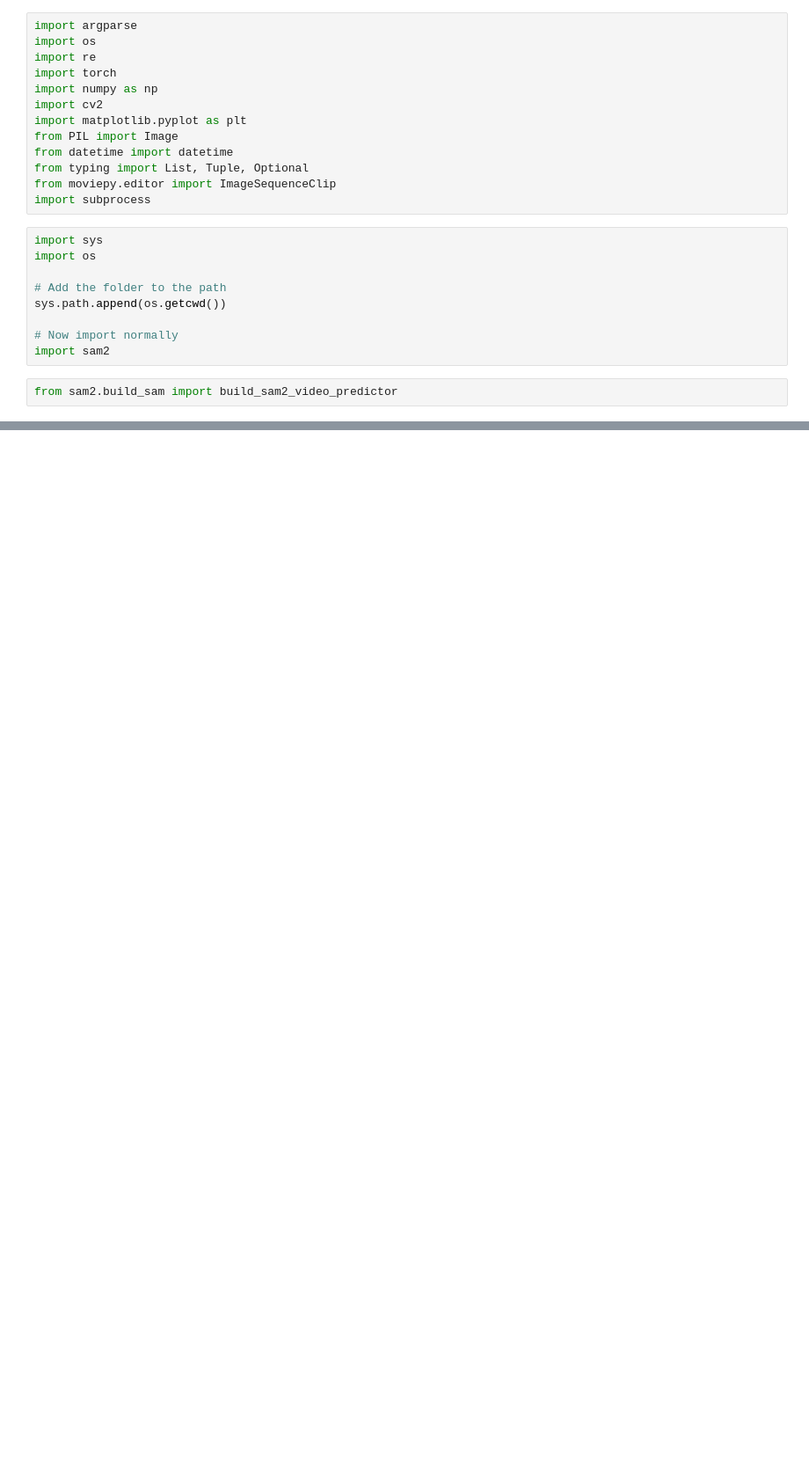
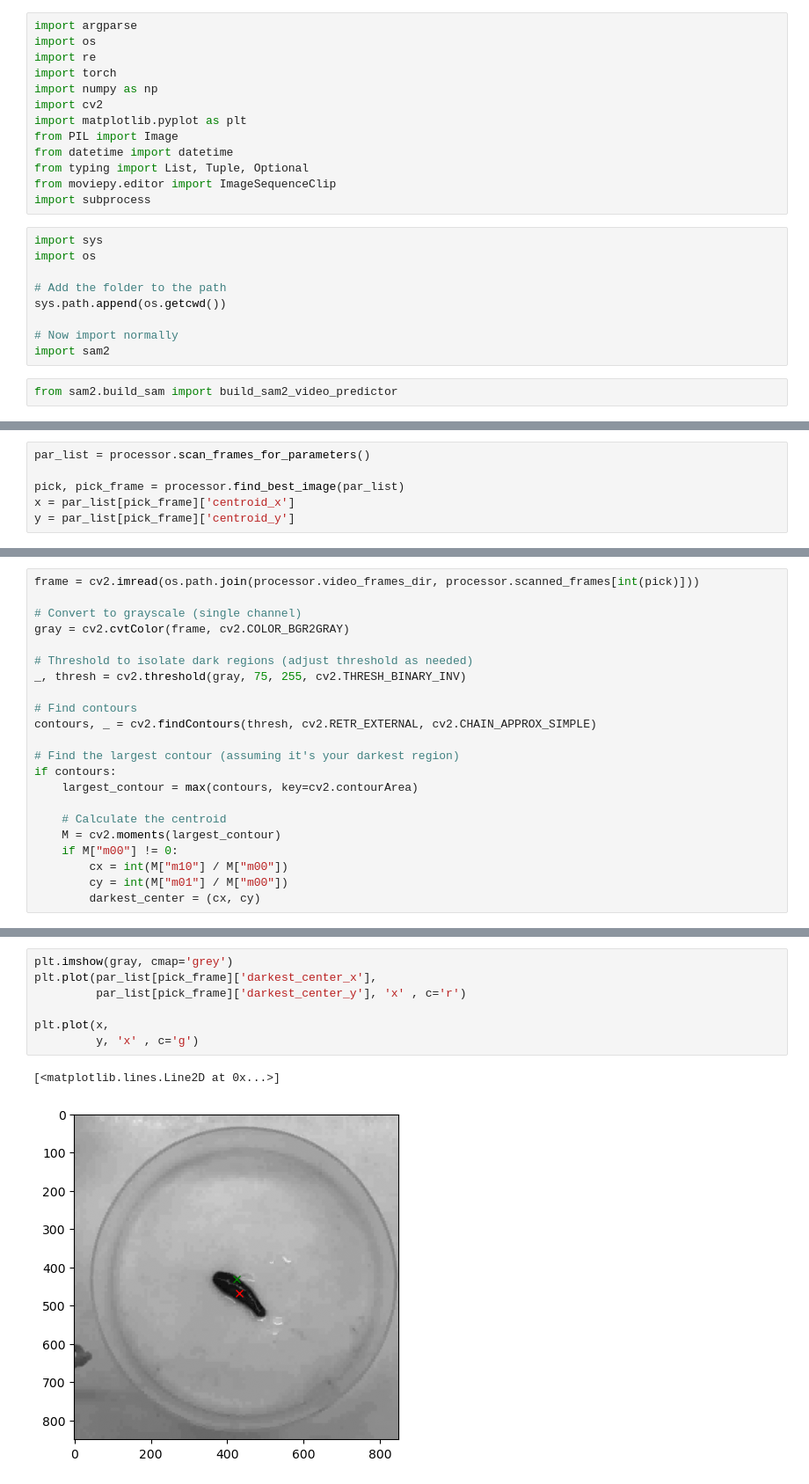
Before and after one commit to deividribeiro/SAMLong, a Jupyter notebook: TestingModule.ipynb, the cells around one changed output, grey strips where cells are left out. Shown at 88% size. Saved outputs shown, nothing was run; the diff lists cells and outputs as text; blank space fills up the shorter version.

```diff
--- a/TestingModule.ipynb
+++ b/TestingModule.ipynb
@@ -588,0 +769,6 @@ frame=    4 fps=0.0 q=1.6 Lsize=      70kB time=00:00:00.75 bitrate= 767.0kbits/
+# %%
+par_list = processor.scan_frames_for_parameters()
+
+pick, pick_frame = processor.find_best_image(par_list)
+x = par_list[pick_frame]['centroid_x']
+y = par_list[pick_frame]['centroid_y']
@@ -588,0 +813,22 @@ frame=    4 fps=0.0 q=1.6 Lsize=      70kB time=00:00:00.75 bitrate= 767.0kbits/
+# %%
+frame = cv2.imread(os.path.join(processor.video_frames_dir, processor.scanned_frames[int(pick)]))
+
+# Convert to grayscale (single channel)
+gray = cv2.cvtColor(frame, cv2.COLOR_BGR2GRAY)
+
+# Threshold to isolate dark regions (adjust threshold as needed)
+_, thresh = cv2.threshold(gray, 75, 255, cv2.THRESH_BINARY_INV)
+
+# Find contours
+contours, _ = cv2.findContours(thresh, cv2.RETR_EXTERNAL, cv2.CHAIN_APPROX_SIMPLE)
+
+# Find the largest contour (assuming it's your darkest region)
+if contours:
+    largest_contour = max(contours, key=cv2.contourArea)
+
+    # Calculate the centroid
+    M = cv2.moments(largest_contour)
+    if M["m00"] != 0:
+        cx = int(M["m10"] / M["m00"])
+        cy = int(M["m01"] / M["m00"])
+        darkest_center = (cx, cy)
@@ -588,0 +839,10 @@ frame=    4 fps=0.0 q=1.6 Lsize=      70kB time=00:00:00.75 bitrate= 767.0kbits/
+# %%
+plt.imshow(gray, cmap='grey')
+plt.plot(par_list[pick_frame]['darkest_center_x'],
+         par_list[pick_frame]['darkest_center_y'], 'x' , c='r')
+
+plt.plot(x,
+         y, 'x' , c='g')
+# %% [output]
+[<matplotlib.lines.Line2D at 0x...>]
+[figure, added]
```
Also changed, not shown: parts of 20 cells of this notebook, 2 other files.
